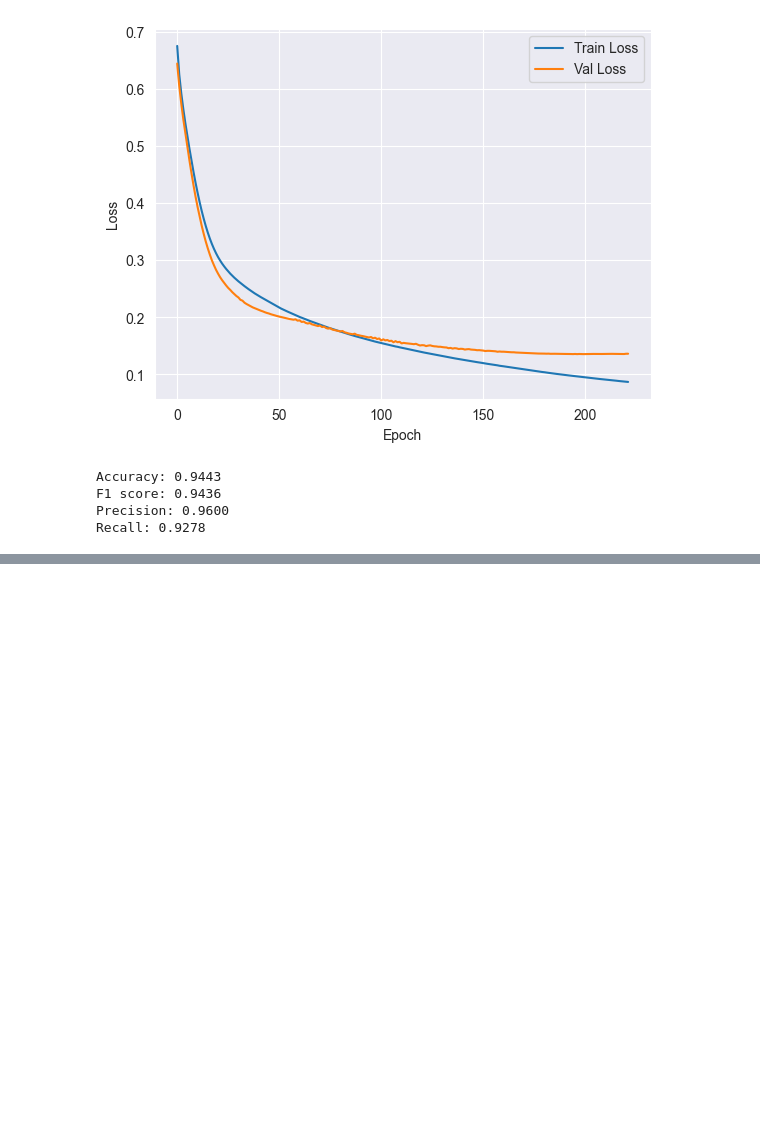
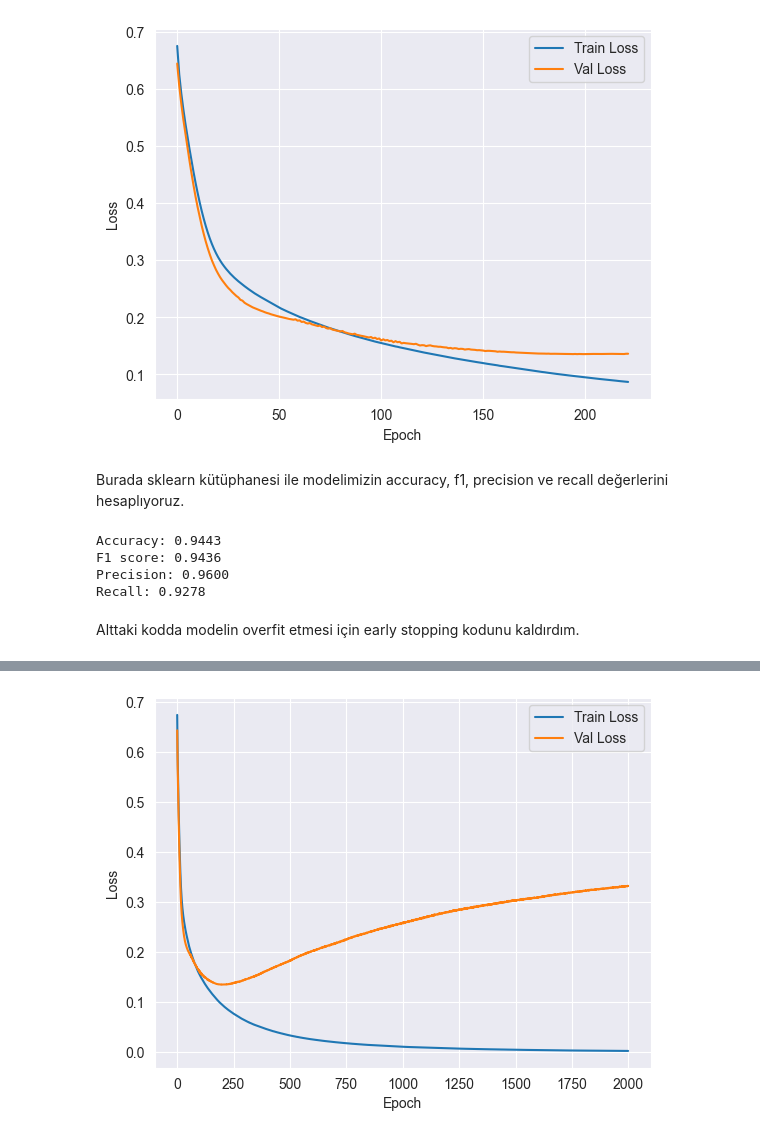
Before and after one commit to orypersec/yapay-sinir-aglari-2023, a Jupyter notebook: soru-5.ipynb, the cells around one changed output, grey strips where cells are left out. Saved outputs shown, nothing was run; the diff lists cells and outputs as text; code cells hidden in the pictures; blank space fills up the shorter version.

```diff
--- a/soru-5.ipynb
+++ b/soru-5.ipynb
@@ -65,7 +90,7 @@ optimizer = torch.optim.SGD(model.parameters(), lr=0.001)
 # %%
 train_losses = []
 val_losses = []
-num_epochs = 1000
+num_epochs = 2000
 patience = 25
 best_val_loss = np.inf
 patience_counter = 0
@@ -137,6 +164,8 @@ plt.legend()
 plt.show()
 # %% [output]
 [figure]
+# %% [markdown]
+Burada sklearn kütüphanesi ile modelimizin accuracy, f1, precision ve recall değerlerini hesaplıyoruz.
 # %%
 from sklearn.metrics import accuracy_score, f1_score, precision_score, recall_score
 
@@ -166,3 +195,72 @@ Accuracy: 0.9443
 F1 score: 0.9436
 Precision: 0.9600
 Recall: 0.9278
+# %% [markdown]
+Alttaki kodda modelin overfit etmesi için early stopping kodunu kaldırdım.
+# %%
+import torch.nn as nn
+
+torch.manual_seed(190401055)
+
+class MLP(nn.Module):
+    def __init__(self):
+        super(MLP, self).__init__()
+        self.hidden_layer_1 = nn.Linear(13, 100)
+        self.hidden_layer_2 = nn.Linear(100, 50)
+        self.output_layer = nn.Linear(50, 1)
+        self.relu = nn.ReLU()
+        self.sigmoid = nn.Sigmoid()
+
+    def forward(self, x):
+        x = self.relu(self.hidden_layer_1(x))
+        x = self.relu(self.hidden_layer_2(x))
+        x = self.sigmoid(self.output_layer(x))
+        return x
+
+model = MLP().to(device)
+criterion = nn.BCELoss()
+optimizer = torch.optim.SGD(model.parameters(), lr=0.001)
+
+train_losses = []
+val_losses = []
+num_epochs = 2000
+best_val_loss = np.inf
+
+for epoch in range(num_epochs):
+    train_loss = 0.0
+    model.train()
+    for inputs, labels in train_dataloader:
+        optimizer.zero_grad()
+        outputs = model(inputs)
+        loss = criterion(outputs, labels.unsqueeze(1).float())
+        loss.backward()
+        optimizer.step()
+        train_loss += loss.item() * inputs.size(0)
+    train_loss /= len(train_dataloader.dataset)
+    train_losses.append(train_loss)
+
+    val_loss = 0.0
+    model.eval()
+    with torch.no_grad():
+        for inputs, labels in val_dataloader:
+            outputs = model(inputs)
+            loss = criterion(outputs, labels.unsqueeze(1).float())
+            val_loss += loss.item() * inputs.size(0)
+        val_loss /= len(val_dataloader.dataset)
+        val_losses.append(val_loss)
+
+    print(f'Epoch {epoch+1}/{num_epochs}, Train Loss: {train_loss:.4f}, Val Loss: {val_loss:.4f}')
+
+    torch.save(model.state_dict(), "worst_model.pt")
+
+import seaborn as sns
+import matplotlib.pyplot as plt
+
+sns.set_style('darkgrid')
+plt.plot(train_losses, label='Train Loss')
+plt.plot(val_losses, label='Val Loss')
+plt.xlabel('Epoch')
+plt.ylabel('Loss')
+plt.legend()
+plt.show()
+# %% [output]
@@ -168,0 +284 @@ Recall: 0.9278
+[figure, added]
```
Also changed, not shown: parts of 9 cells of this notebook, 5 other files.
